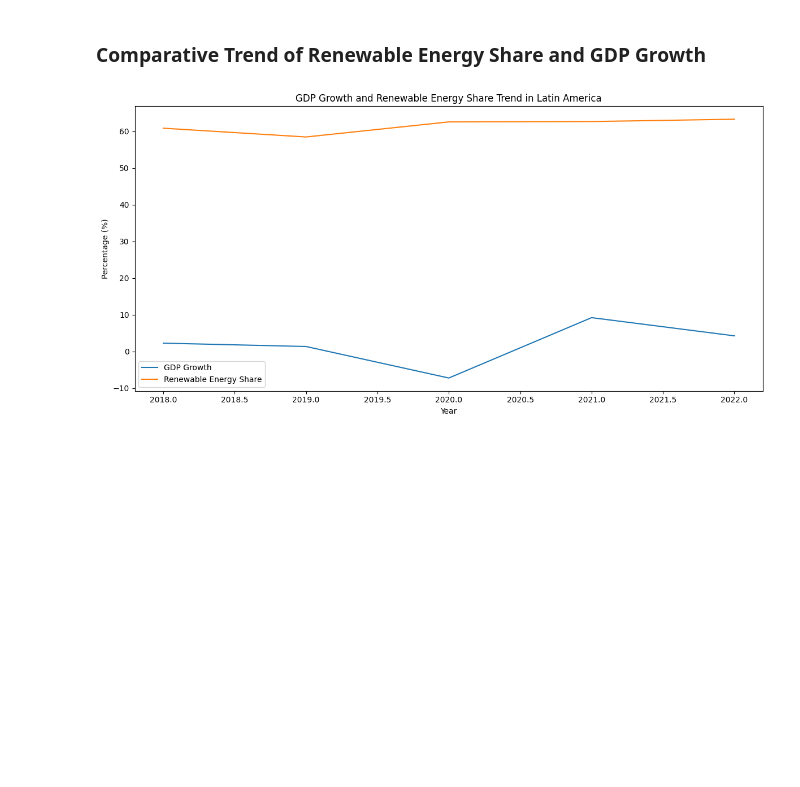
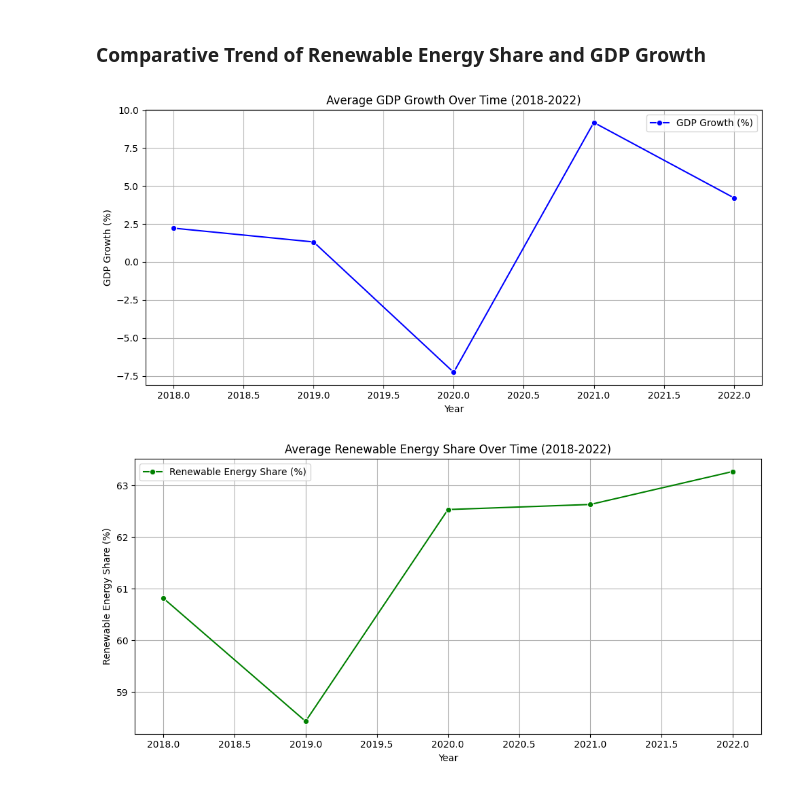
Before and after one commit to mhpolas/Data-engineering, a Jupyter notebook: project/analysis.ipynb, the cells around one changed output. Cells and saved outputs as stored; diff of their text form; code cells hidden in the pictures; blank space fills up the shorter version.

```diff
--- a/project/analysis.ipynb
+++ b/project/analysis.ipynb
@@ -277,15 +281,31 @@ plt.show()
 # %% [markdown]
 ###  Comparative Trend of Renewable Energy Share and GDP Growth
 # %%
-# 5. Comparative Trend of Renewable Energy Share and GDP Growth
-plt.figure(figsize=(12, 6))
-sns.lineplot(data=latin_america_trend, x='Year', y='GDP Growth (%)', label='GDP Growth')
-sns.lineplot(data=latin_america_trend, x='Year', y='RE share of electricity generation (%)', label='Renewable Energy Share')
-plt.title('GDP Growth and Renewable Energy Share Trend in Latin America')
+# Aggregate data for regional trends
+regional_trend = merged_data.groupby('Year').agg({
+    'GDP Growth (%)': 'mean',
+    'RE share of electricity generation (%)': 'mean'
+}).reset_index()
+
+# Plot 1: GDP Growth Over Time
+plt.figure(figsize=(10, 5))
+sns.lineplot(data=regional_trend, x='Year', y='GDP Growth (%)', marker='o', label='GDP Growth (%)', color='blue')
+plt.title('Average GDP Growth Over Time (2018-2022)')
 plt.xlabel('Year')
-plt.ylabel('Percentage (%)')
-plt.legend()
+plt.ylabel('GDP Growth (%)')
+plt.grid(True)
 plt.tight_layout()
 plt.show()
+
+# Plot 2: Renewable Energy Share Over Time
+plt.figure(figsize=(10, 5))
+sns.lineplot(data=regional_trend, x='Year', y='RE share of electricity generation (%)', marker='o', label='Renewable Energy Share (%)', color='green')
+plt.title('Average Renewable Energy Share Over Time (2018-2022)')
+plt.xlabel('Year')
+plt.ylabel('Renewable Energy Share (%)')
+plt.grid(True)
+plt.tight_layout()
+plt.show()
 # %% [output]
-[figure, old version]
+[figure, new version]
+[figure, added]
```
Also changed, not shown: parts of 9 cells of this notebook.
